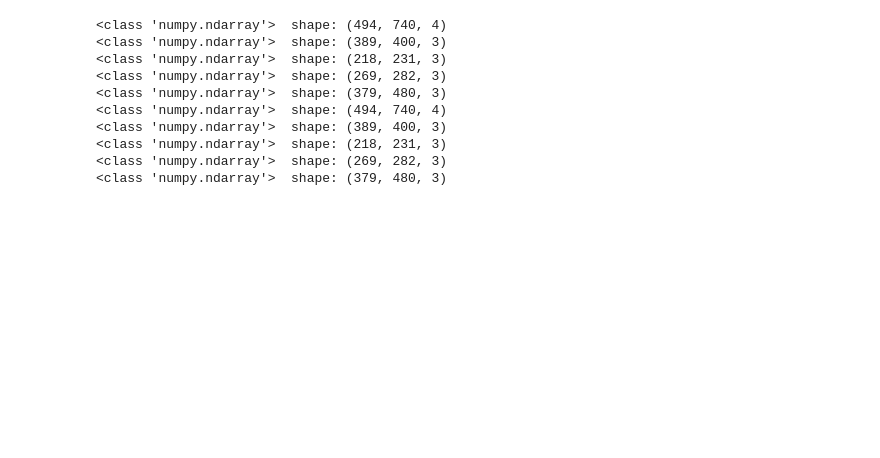
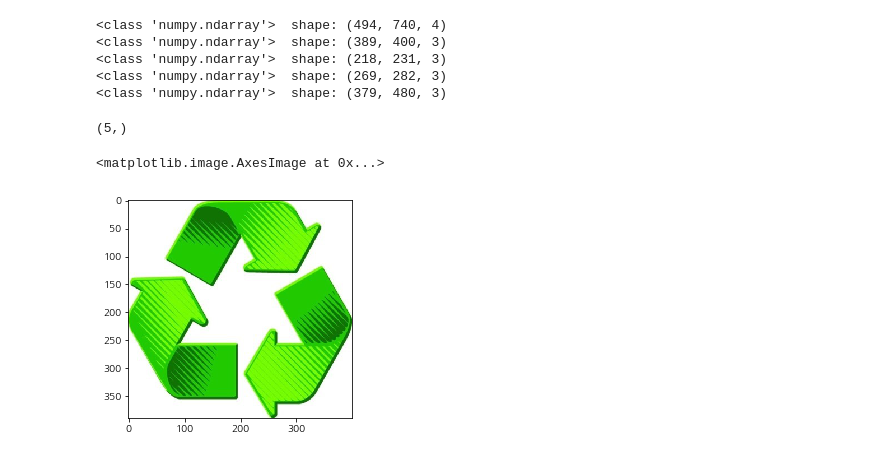
Before and after one commit to dbguide-korea4/Deep-Cycle, a Jupyter notebook: test.ipynb, the cells around one changed output. Cells and saved outputs as stored; diff of their text form; code cells hidden in the pictures; blank space fills up the shorter version.

```diff
--- a/test.ipynb
+++ b/test.ipynb
@@ -52,15 +82,21 @@ file_list
 # %%
+narr = []
 for f in file_list:
     arr = imgToArr.path_to_array(f)
+    narr.append(arr)
     print(f'{type(arr)}  shape: {arr.shape}')
+
+narr = np.array(narr)
+narr.shape
 # %% [output]
 <class 'numpy.ndarray'>  shape: (494, 740, 4)
 <class 'numpy.ndarray'>  shape: (389, 400, 3)
 <class 'numpy.ndarray'>  shape: (218, 231, 3)
 <class 'numpy.ndarray'>  shape: (269, 282, 3)
 <class 'numpy.ndarray'>  shape: (379, 480, 3)
-<class 'numpy.ndarray'>  shape: (494, 740, 4)
-<class 'numpy.ndarray'>  shape: (389, 400, 3)
-<class 'numpy.ndarray'>  shape: (218, 231, 3)
-<class 'numpy.ndarray'>  shape: (269, 282, 3)
-<class 'numpy.ndarray'>  shape: (379, 480, 3)
+(5,)
+# %%
+plt.imshow(narr[1])
+# %% [output]
+<matplotlib.image.AxesImage at 0x...>
+[figure, added]
```
Also changed, not shown: parts of 11 cells of this notebook.
